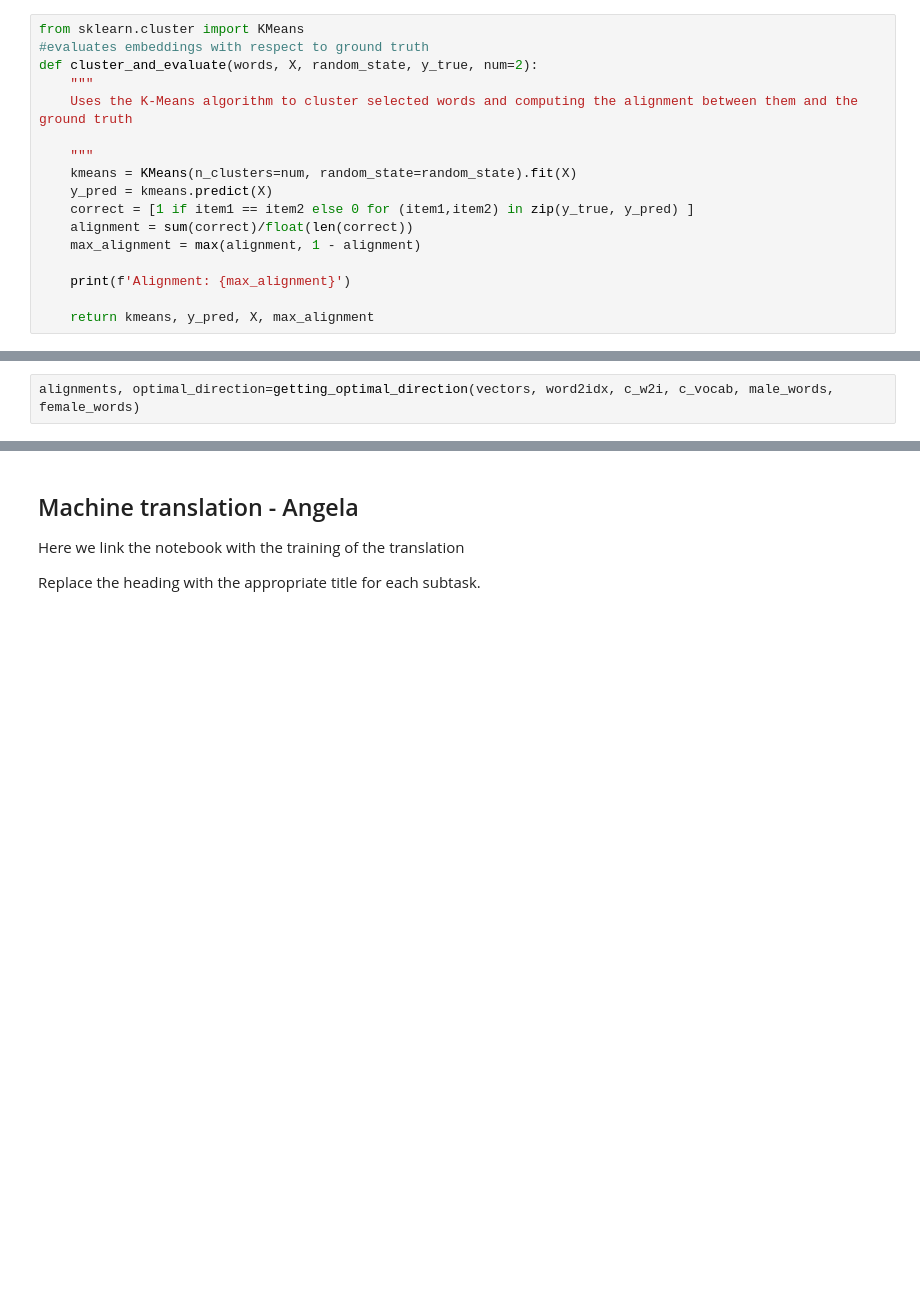
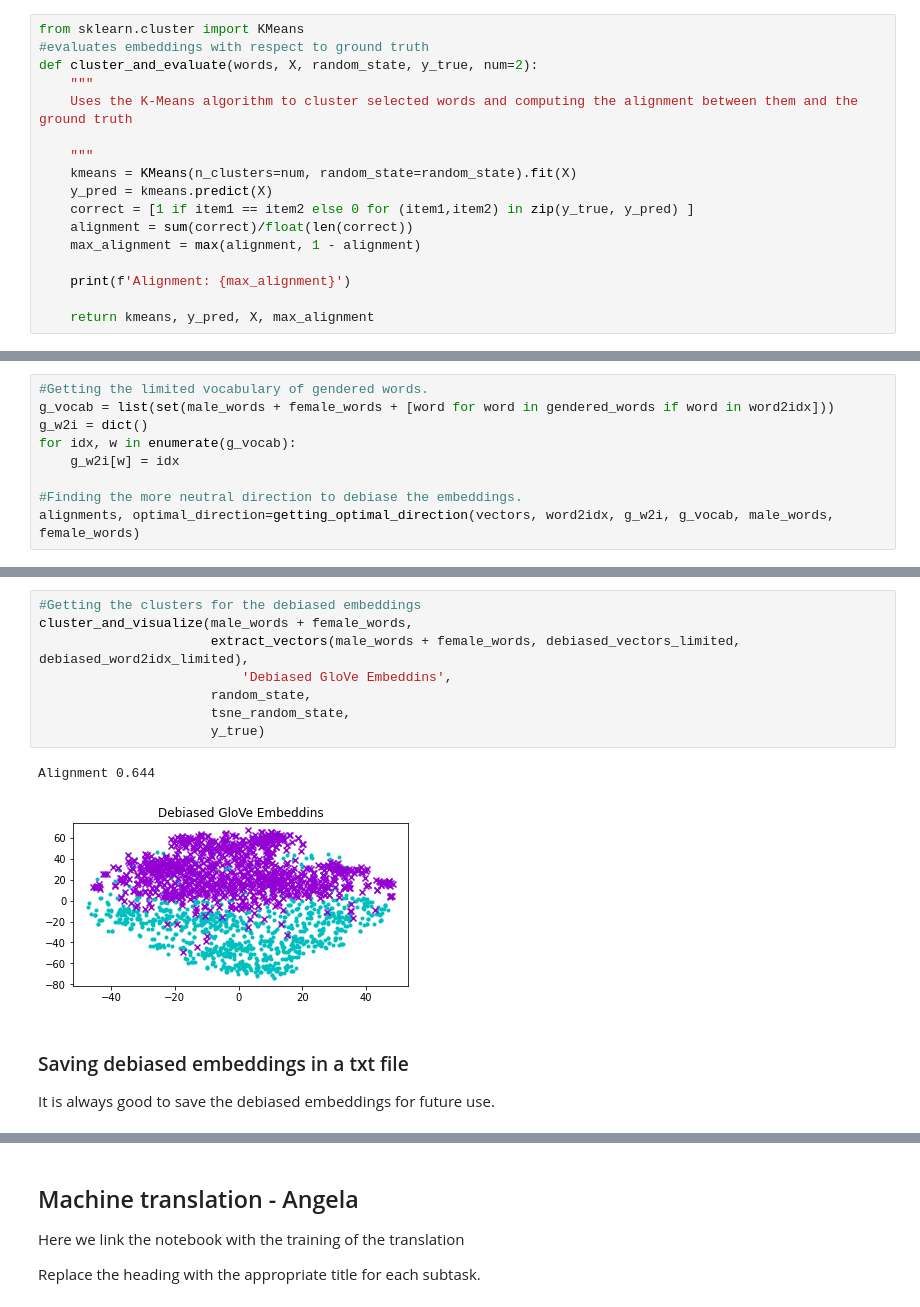
Before and after one commit to annaccd/deep_learning_fairness, a Jupyter notebook: tutorial_fairness.ipynb, the cells around one changed output, grey strips where cells are left out. Cells and saved outputs as stored; diff of their text form; blank space fills up the shorter version.

```diff
--- a/tutorial_fairness.ipynb
+++ b/tutorial_fairness.ipynb
@@ -712,2 +695,0 @@ def getting_optimal_direction(vectors, word2idx, w2i_partial, vocab_partial, mal
-# %%
-alignments, optimal_direction=getting_optimal_direction(vectors, word2idx, c_w2i, c_vocab, male_words, female_words)
@@ -868,0 +736,9 @@ save_embeddings_to_txt(debiased_vectors, vocab, '/content/drive/MyDrive/Deep Lea
+# %%
+#Getting the limited vocabulary of gendered words.
+g_vocab = list(set(male_words + female_words + [word for word in gendered_words if word in word2idx]))
+g_w2i = dict()
+for idx, w in enumerate(g_vocab):
+    g_w2i[w] = idx
+
+#Finding the more neutral direction to debiase the embeddings.
+alignments, optimal_direction=getting_optimal_direction(vectors, word2idx, g_w2i, g_vocab, male_words, female_words)
@@ -868,0 +918,15 @@ save_embeddings_to_txt(debiased_vectors, vocab, '/content/drive/MyDrive/Deep Lea
+# %%
+#Getting the clusters for the debiased embeddings
+cluster_and_visualize(male_words + female_words,
+                      extract_vectors(male_words + female_words, debiased_vectors_limited, debiased_word2idx_limited),
+                          'Debiased GloVe Embeddins',
+                      random_state,
+                      tsne_random_state,
+                      y_true)
+# %% [output]
+Alignment 0.644
+[figure, added]
+# %% [markdown]
+### Saving debiased embeddings in a txt file
+
+It is always good to save the debiased embeddings for future use.
```
Also changed, not shown: parts of 79 cells of this notebook.
